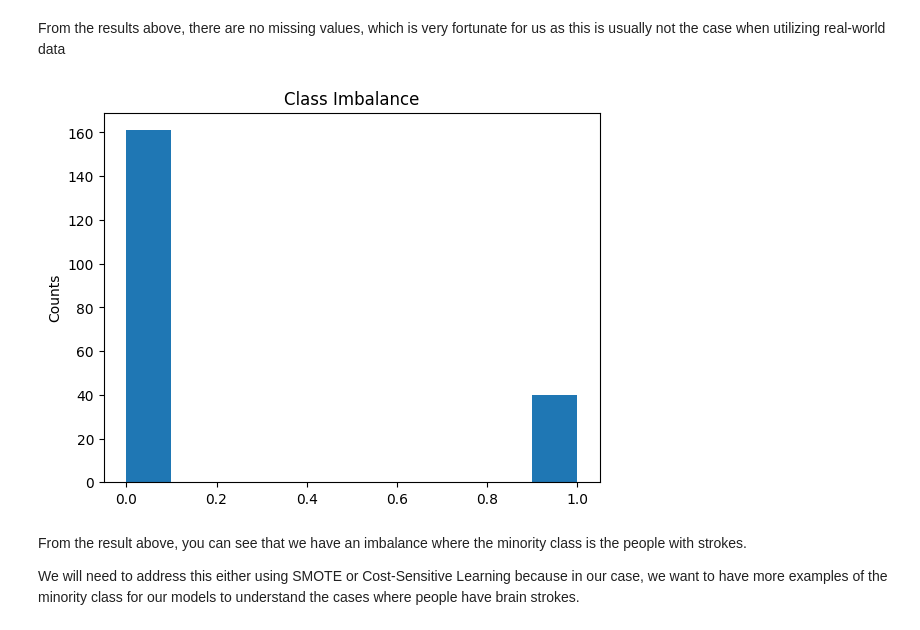
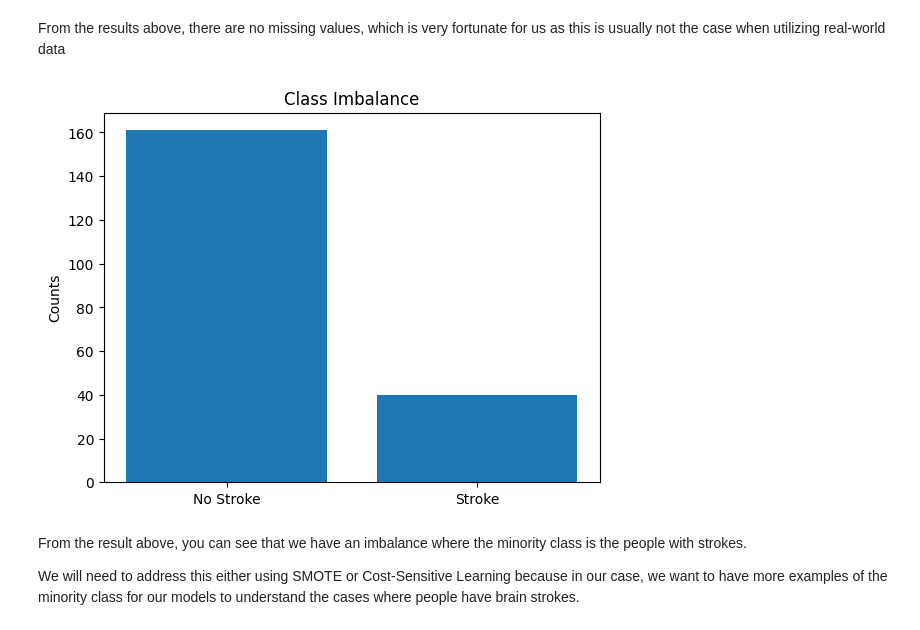
Before and after one commit to ayumahapat0/brain_stroke_detection_comparison, a Jupyter notebook: notebook.ipynb, the cells around one changed output. Cells and saved outputs as stored; diff of their text form; code cells hidden in the pictures.

Commit message:
fixed distribution graphs

```diff
--- a/notebook.ipynb
+++ b/notebook.ipynb
@@ -82,14 +82,16 @@ dtype: int64
 # %% [markdown]
 From the results above, there are no missing values, which is very fortunate for us as this is usually not the case when utilizing real-world data
 # %%
-plt.hist(df['stroke'])
+counts = df['stroke'].value_counts()
+plt.bar(counts.index, counts.values)
+plt.xticks((0, 1), ('No Stroke', 'Stroke'))
 plt.ylabel('Counts')
 plt.title('Class Imbalance')
 plt.savefig("imbalance.png")
 plt.show()
 plt.close()
 # %% [output]
-[figure, old version]
+[figure, new version]
 # %% [markdown]
 From the result above, you can see that we have an imbalance where the minority class is the people with strokes.
 
```
Also changed, not shown: parts of 1 cell of this notebook, 2 other files.
